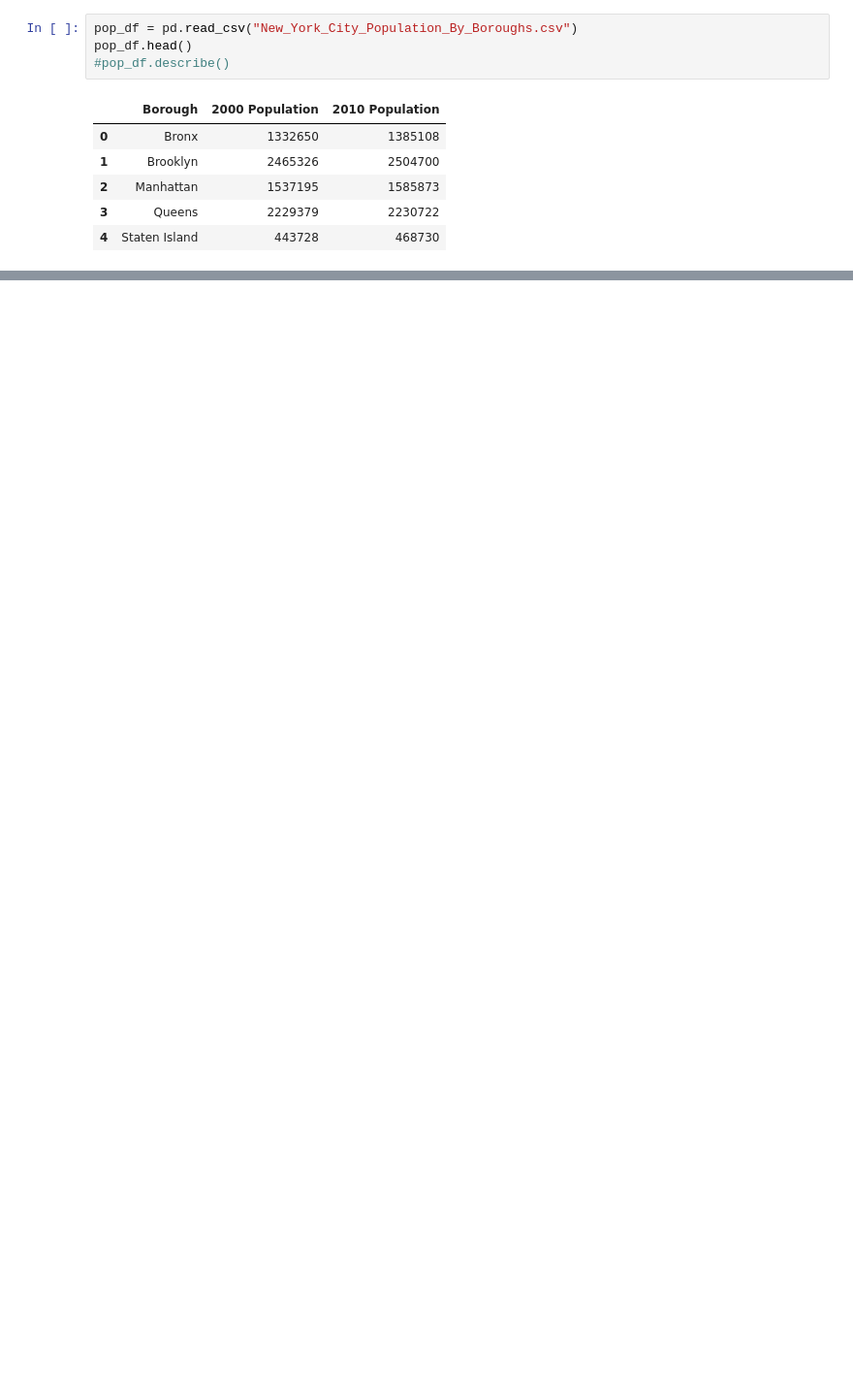
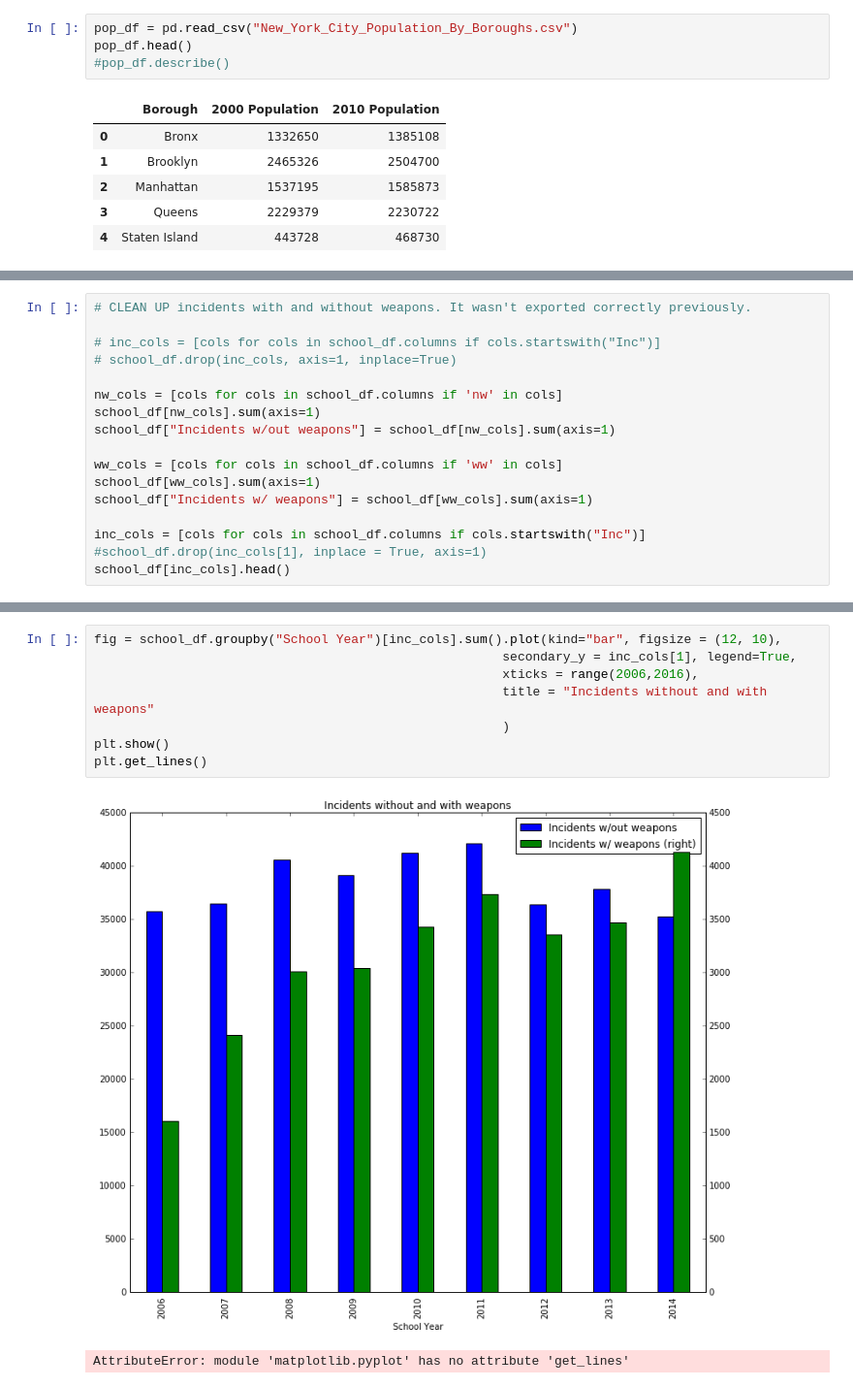
Before and after one commit to mmillervedam/INFOW18_FinalProject, a Jupyter notebook: NYC_Stats_Final_Project.ipynb, the cells around one changed output, grey strips where cells are left out. Shown: that part at 97% size. Drawn from its saved outputs; the diff is of its cells as text; blank space fills up the shorter version.

```diff
--- a/NYC_Stats_Final_Project.ipynb
+++ b/NYC_Stats_Final_Project.ipynb
@@ -100,0 +101,17 @@ fel_by_bor_un.plot(kind="bar", figsize= (15,7), title = "Borough By Offense")
+# %%
+# CLEAN UP incidents with and without weapons. It wasn't exported correctly previously.
+
+# inc_cols = [cols for cols in school_df.columns if cols.startswith("Inc")]
+# school_df.drop(inc_cols, axis=1, inplace=True)
+
+nw_cols = [cols for cols in school_df.columns if 'nw' in cols]
+school_df[nw_cols].sum(axis=1)
+school_df["Incidents w/out weapons"] = school_df[nw_cols].sum(axis=1)
+
+ww_cols = [cols for cols in school_df.columns if 'ww' in cols]
+school_df[ww_cols].sum(axis=1)
+school_df["Incidents w/ weapons"] = school_df[ww_cols].sum(axis=1)
+
+inc_cols = [cols for cols in school_df.columns if cols.startswith("Inc")]
+#school_df.drop(inc_cols[1], inplace = True, axis=1)
+school_df[inc_cols].head()
@@ -100,0 +125,11 @@ fel_by_bor_un.plot(kind="bar", figsize= (15,7), title = "Borough By Offense")
+# %%
+fig = school_df.groupby("School Year")[inc_cols].sum().plot(kind="bar", figsize = (12, 10),
+                                                      secondary_y = inc_cols[1], legend=True,
+                                                      xticks = range(2006,2016),
+                                                      title = "Incidents without and with weapons"
+                                                      )
+plt.show()
+plt.get_lines()
+# %% [output]
+[figure, added]
+AttributeError: module 'matplotlib.pyplot' has no attribute 'get_lines'
```
Also changed, not shown: parts of 9 cells of this notebook.
